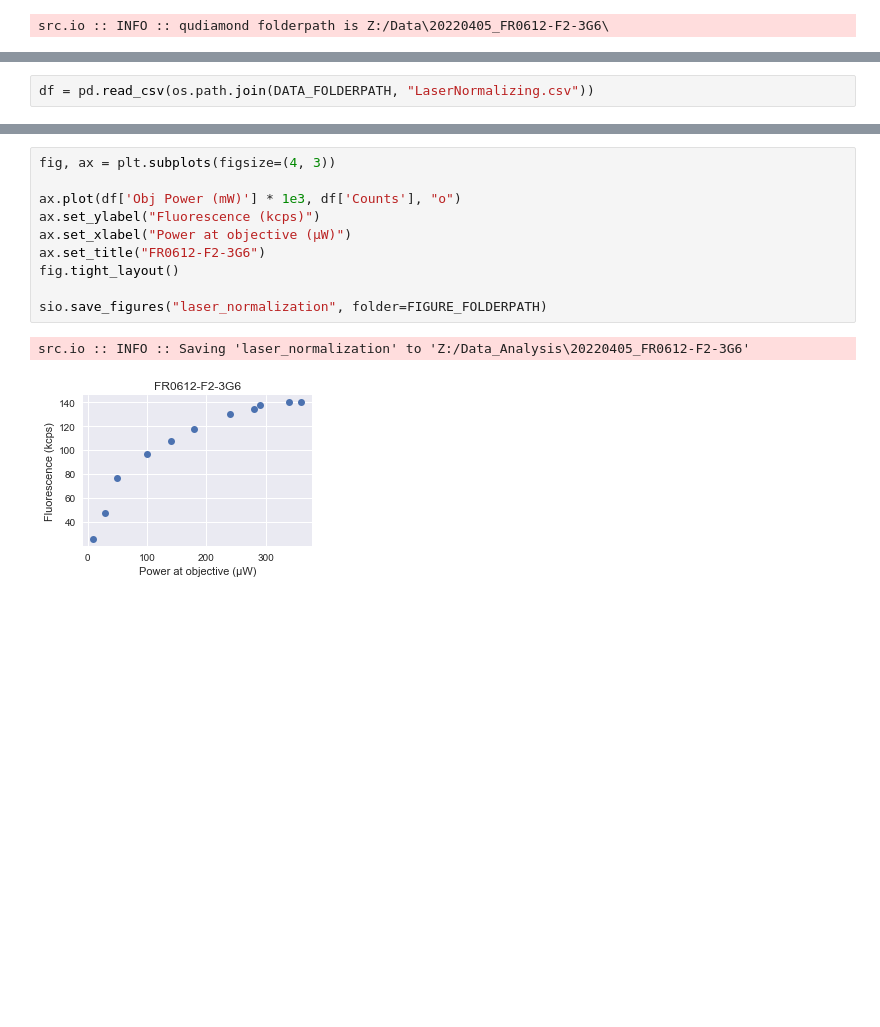
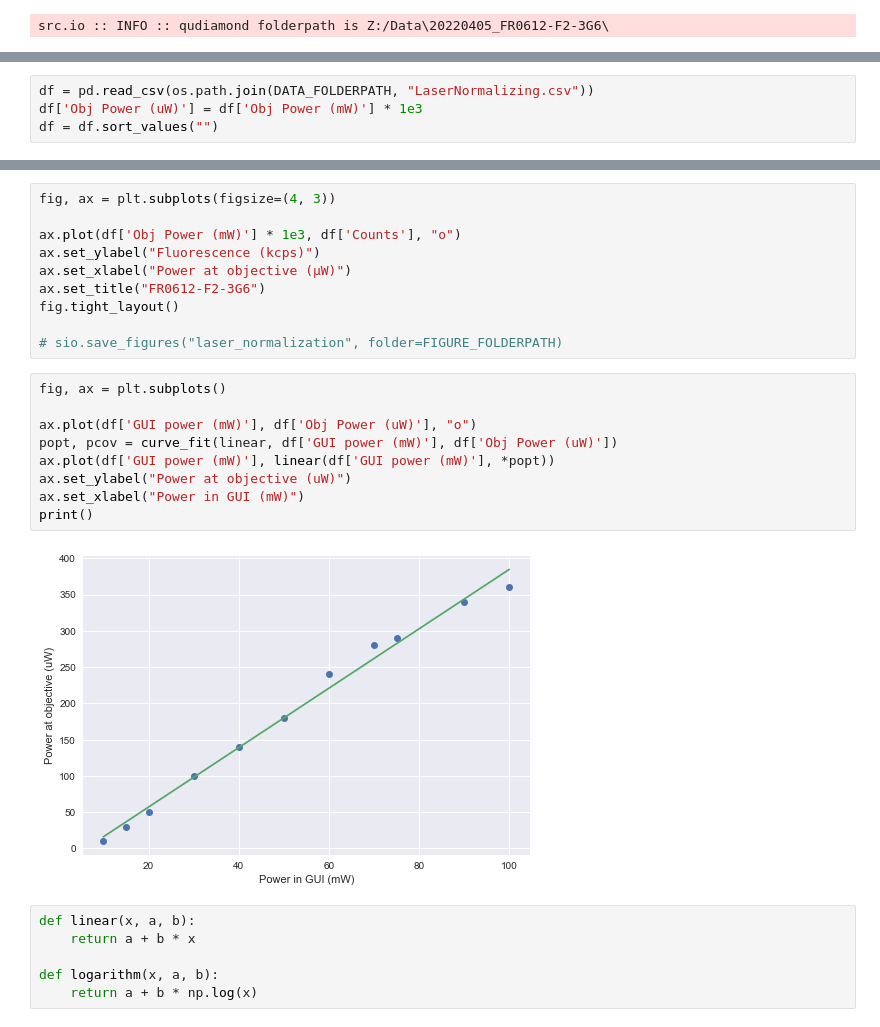
Before and after one commit to dineshpinto/qudi-hira-analysis, a Jupyter notebook: notebooks/20220405_FR0612-F2-3G6.ipynb, the cells around one changed output, grey strips where cells are left out. Drawn from its saved outputs; the diff is of its cells as text; blank space fills up the shorter version.

```diff
--- a/notebooks/20220405_FR0612-F2-3G6.ipynb
+++ b/notebooks/20220405_FR0612-F2-3G6.ipynb
@@ -31,3 +27,5 @@ os.listdir(DATA_FOLDERPATH)
 # %%
 df = pd.read_csv(os.path.join(DATA_FOLDERPATH, "LaserNormalizing.csv"))
+df['Obj Power (uW)'] = df['Obj Power (mW)'] * 1e3
+df = df.sort_values("")
 # %%
@@ -43,7 +52,21 @@ ax.set_xlabel("Power at objective (μW)")
 ax.set_title("FR0612-F2-3G6")
 fig.tight_layout()
 
-sio.save_figures("laser_normalization", folder=FIGURE_FOLDERPATH)
+# sio.save_figures("laser_normalization", folder=FIGURE_FOLDERPATH)
-# %% [output]
-src.io :: INFO :: Saving 'laser_normalization' to 'Z:/Data_Analysis\20220405_FR0612-F2-3G6'
-[figure, removed]
+# %%
+fig, ax = plt.subplots()
+
+ax.plot(df['GUI power (mW)'], df['Obj Power (uW)'], "o")
+popt, pcov = curve_fit(linear, df['GUI power (mW)'], df['Obj Power (uW)'])
+ax.plot(df['GUI power (mW)'], linear(df['GUI power (mW)'], *popt))
+ax.set_ylabel("Power at objective (uW)")
+ax.set_xlabel("Power in GUI (mW)")
+print()
+# %% [output]
+[figure, added]
+# %%
+def linear(x, a, b):
+    return a + b * x
+
+def logarithm(x, a, b):
+    return a + b * np.log(x)
```
Also changed, not shown: parts of 5 cells of this notebook, 1 other file.
